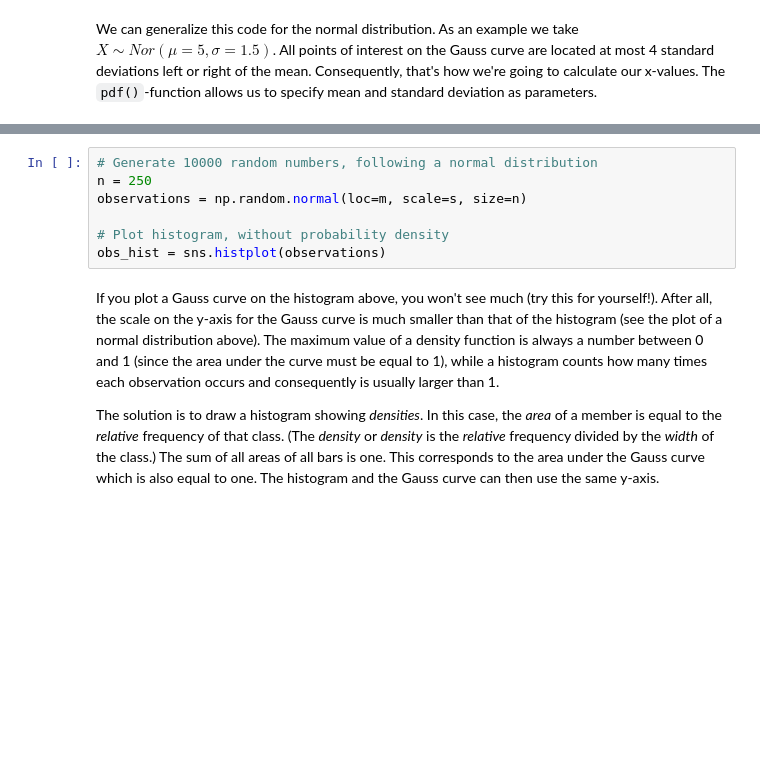
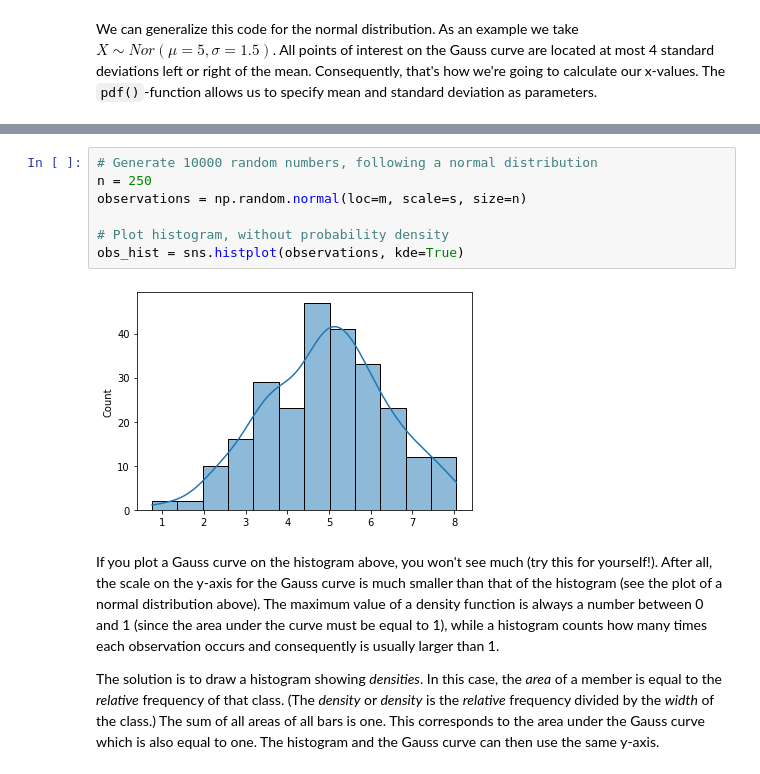
Before and after one commit to HoGentTIN/dsai-labs, a Jupyter notebook: 3-central-limit-testing/demo-central-limit-theorem.ipynb, the cells around one changed output, grey strips where cells are left out. Cells and saved outputs as stored; diff of their text form; blank space fills up the shorter version.

```diff
--- a/3-central-limit-testing/demo-central-limit-theorem.ipynb
+++ b/3-central-limit-testing/demo-central-limit-theorem.ipynb
@@ -45,10 +65,12 @@ The next example shows how to plot a histogram of normally distributed data, wit
 # %%
 # Generate 10000 random numbers, following a normal distribution
 n = 250
 observations = np.random.normal(loc=m, scale=s, size=n)
 
 # Plot histogram, without probability density
-obs_hist = sns.histplot(observations)
+obs_hist = sns.histplot(observations, kde=True)
+# %% [output]
+[figure, added]
 # %% [markdown]
 If you plot a Gauss curve on the histogram above, you won't see much (try this for yourself!). After all, the scale on the y-axis for the Gauss curve is much smaller than that of the histogram (see the plot of a normal distribution above). The maximum value of a density function is always a number between 0 and 1 (since the area under the curve must be equal to 1), while a histogram counts how many times each observation occurs and consequently is usually larger than 1.
 
```
Also changed, not shown: parts of 15 cells of this notebook.
